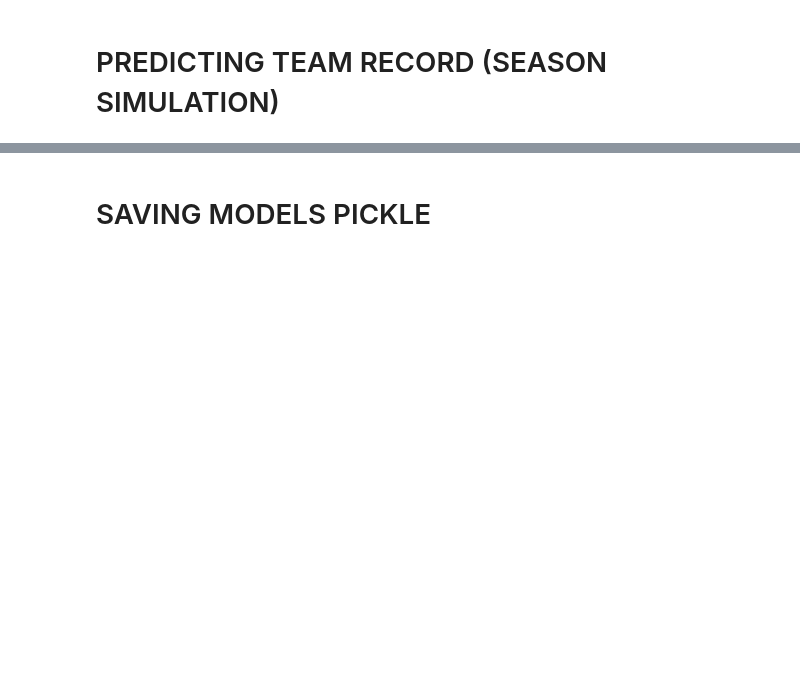
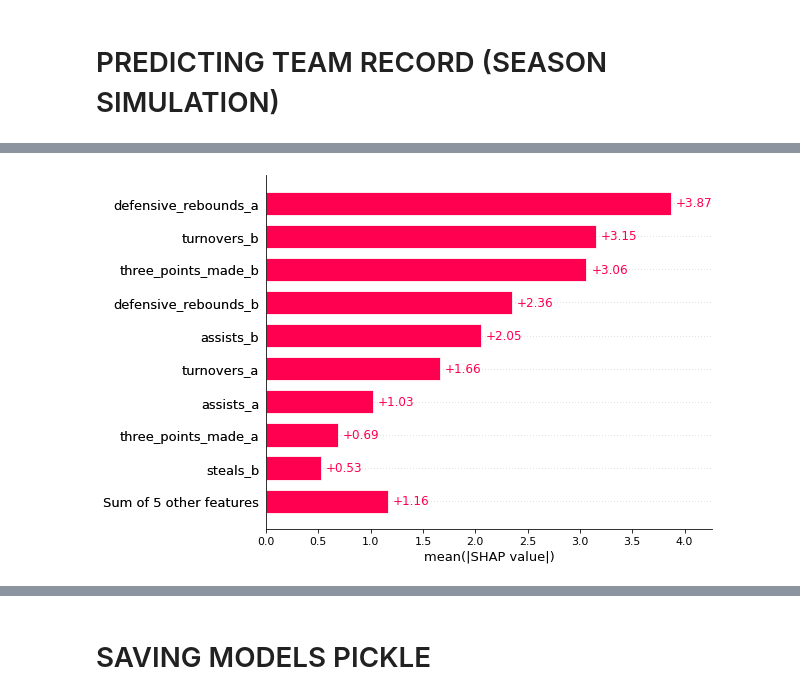
Before and after one commit to raulfu/analitica_visual, a Jupyter notebook: EDA_predictive_models.ipynb, the cells around one changed output, grey strips where cells are left out. Cells and saved outputs as stored; diff of their text form; code cells hidden in the pictures; blank space fills up the shorter version.

```diff
--- a/EDA_predictive_models.ipynb
+++ b/EDA_predictive_models.ipynb
@@ -1386,0 +1427,4 @@ Simulated Season Record for BAS: 26 Wins, 8 Losses
+# %%
+shap.plots.bar(shap_values_points_b)
+# %% [output]
+[figure, added]
```
Also changed, not shown: parts of 14 cells of this notebook, 2 other files.
